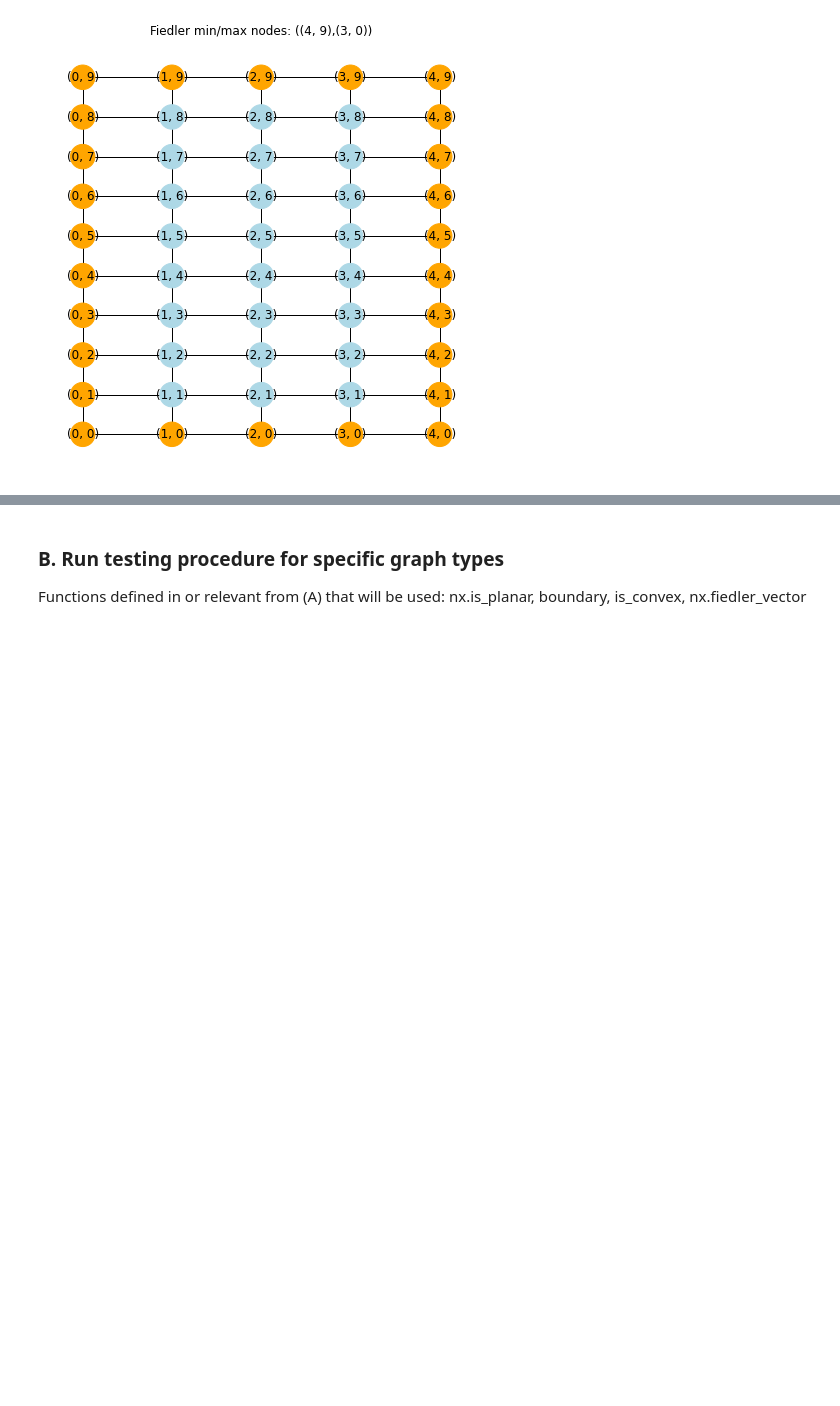
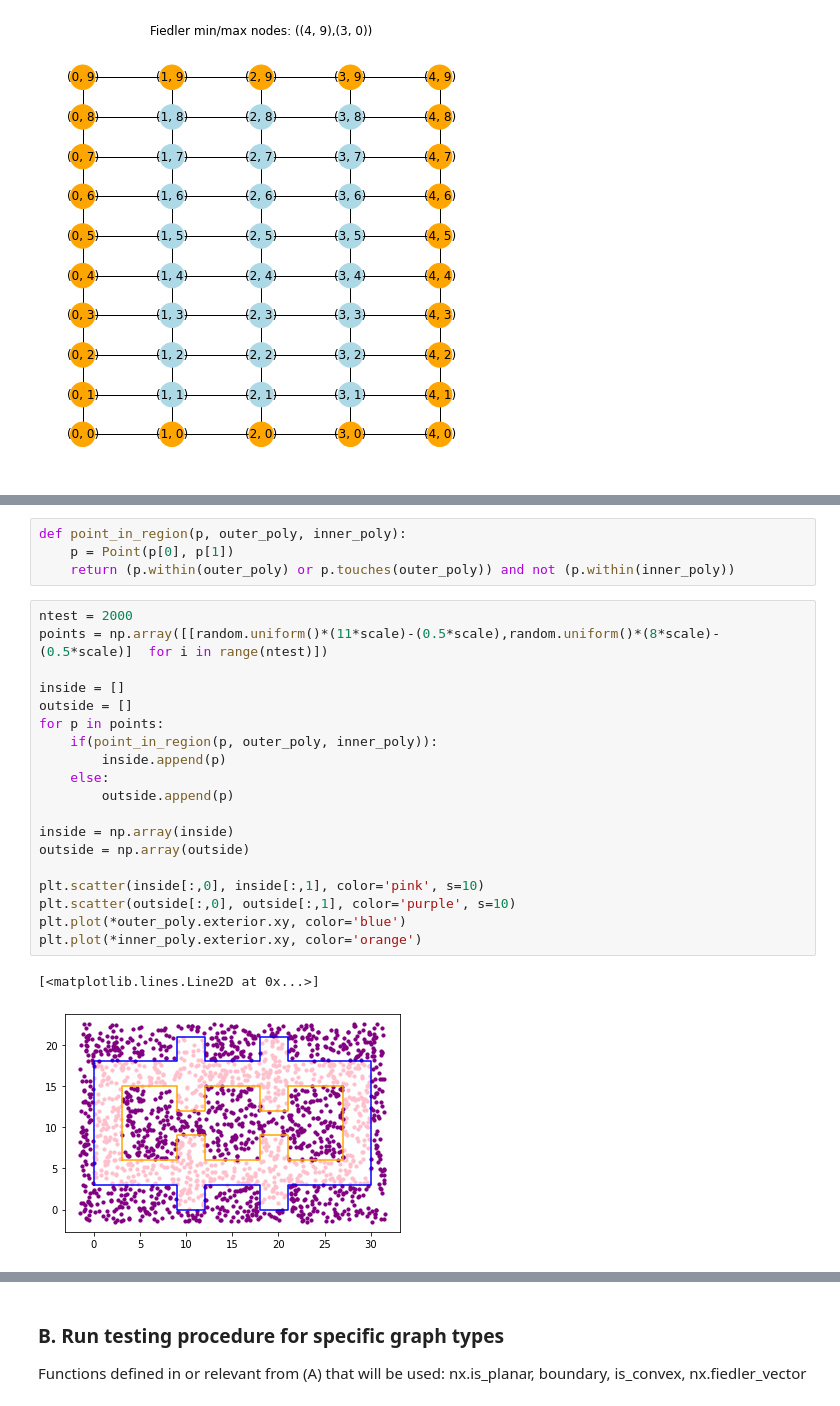
Before and after one commit to amaheshwari25/graph-hotspots, a Jupyter notebook: GraphHotSpots_Experiments.ipynb, the cells around one changed output, grey strips where cells are left out. Drawn from its saved outputs; the diff is of its cells as text; blank space fills up the shorter version.

```diff
--- a/GraphHotSpots_Experiments.ipynb
+++ b/GraphHotSpots_Experiments.ipynb
@@ -178,0 +283,26 @@ plt.show()
+# %%
+def point_in_region(p, outer_poly, inner_poly):
+    p = Point(p[0], p[1])
+    return (p.within(outer_poly) or p.touches(outer_poly)) and not (p.within(inner_poly))
+# %%
+ntest = 2000
+points = np.array([[random.uniform()*(11*scale)-(0.5*scale),random.uniform()*(8*scale)-(0.5*scale)]  for i in range(ntest)])
+
+inside = []
+outside = []
+for p in points:
+    if(point_in_region(p, outer_poly, inner_poly)):
+        inside.append(p)
+    else:
+        outside.append(p)
+
+inside = np.array(inside)
+outside = np.array(outside)
+
+plt.scatter(inside[:,0], inside[:,1], color='pink', s=10)
+plt.scatter(outside[:,0], outside[:,1], color='purple', s=10)
+plt.plot(*outer_poly.exterior.xy, color='blue')
+plt.plot(*inner_poly.exterior.xy, color='orange')
+# %% [output]
+[<matplotlib.lines.Line2D at 0x...>]
+[figure, added]
```
Also changed, not shown: parts of 66 cells of this notebook.
